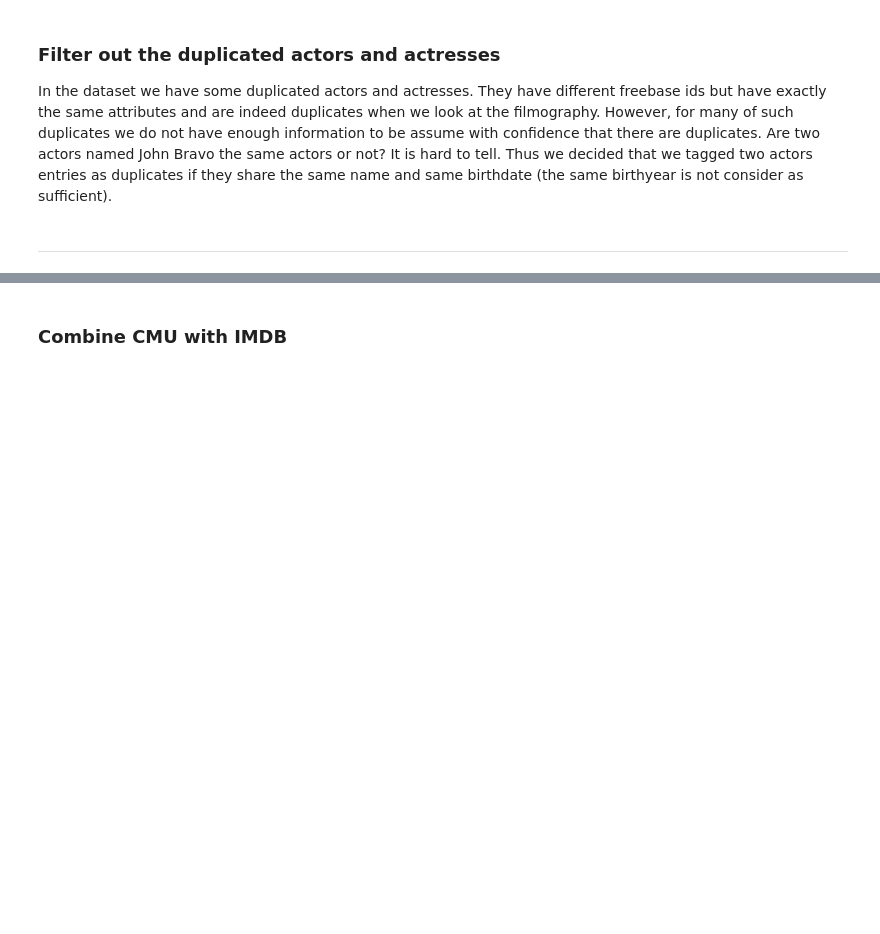
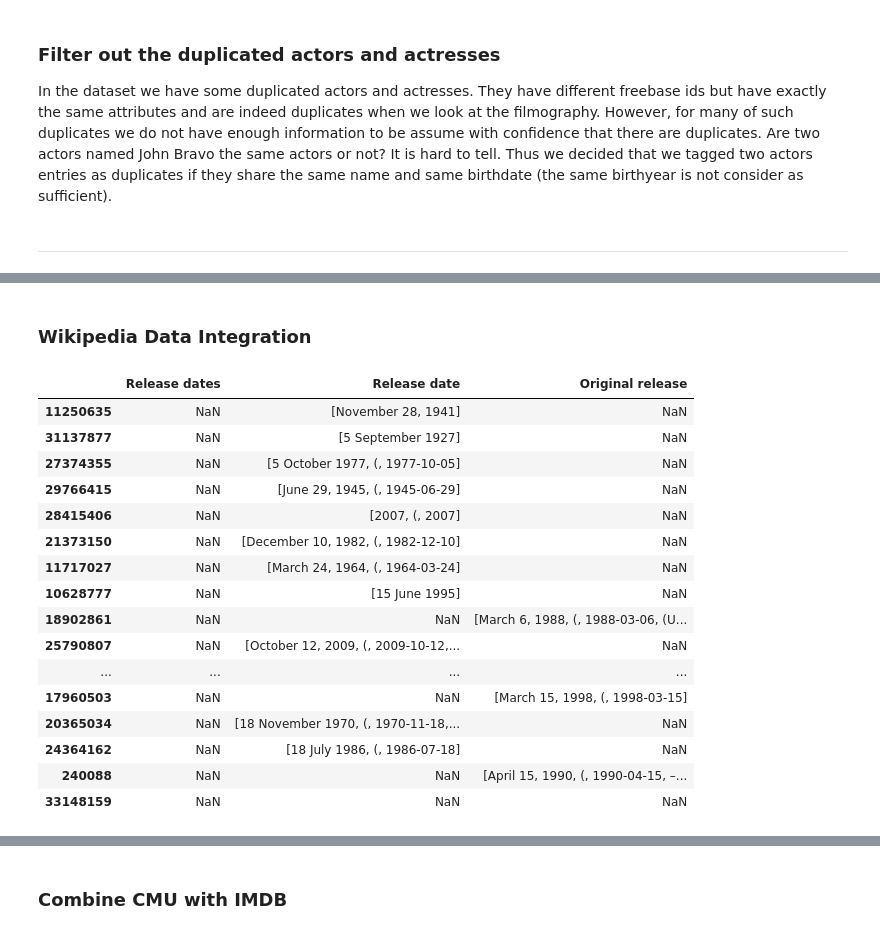
Before and after one commit to epfl-ada/ada-2022-project-zozoz, a Jupyter notebook: src/create_data.ipynb, the cells around one changed output, grey strips where cells are left out. Cells and saved outputs as stored; diff of their text form; code cells hidden in the pictures; blank space fills up the shorter version.

```diff
--- a/src/create_data.ipynb
+++ b/src/create_data.ipynb
@@ -127,0 +130,24 @@ appears_in_df.to_pickle("../data/generated/appears_in_df.pkl")
+# %% [markdown]
+### Wikipedia Data Integration
+# %%
+wikipedia_data = pd.read_json("../data/Wikipedia/no_release_date_movies.json").T
+# %%
+wikipedia_data[["Release dates","Release date","Original release"]].head(20)
+# %% [output]
+|  | Release dates | Release date | Original release |
+| 11250635 | NaN | [November 28, 1941] | NaN |
+| 31137877 | NaN | [5 September 1927] | NaN |
+| 27374355 | NaN | [5 October 1977, (, 1977-10-05] | NaN |
+| 29766415 | NaN | [June 29, 1945, (, 1945-06-29] | NaN |
+| 28415406 | NaN | [2007, (, 2007] | NaN |
+| 21373150 | NaN | [December 10, 1982, (, 1982-12-10] | NaN |
+| 11717027 | NaN | [March 24, 1964, (, 1964-03-24] | NaN |
+| 10628777 | NaN | [15 June 1995] | NaN |
+| 18902861 | NaN | NaN | [March 6, 1988, (, 1988-03-06, (U... |
+| 25790807 | NaN | [October 12, 2009, (, 2009-10-12,... | NaN |
+| ... | ... | ... | ... |
+| 17960503 | NaN | NaN | [March 15, 1998, (, 1998-03-15] |
+| 20365034 | NaN | [18 November 1970, (, 1970-11-18,... | NaN |
+| 24364162 | NaN | [18 July 1986, (, 1986-07-18] | NaN |
+| 240088 | NaN | NaN | [April 15, 1990, (, 1990-04-15, –... |
+| 33148159 | NaN | NaN | NaN |
```
Also changed, not shown: parts of 14 cells of this notebook.
